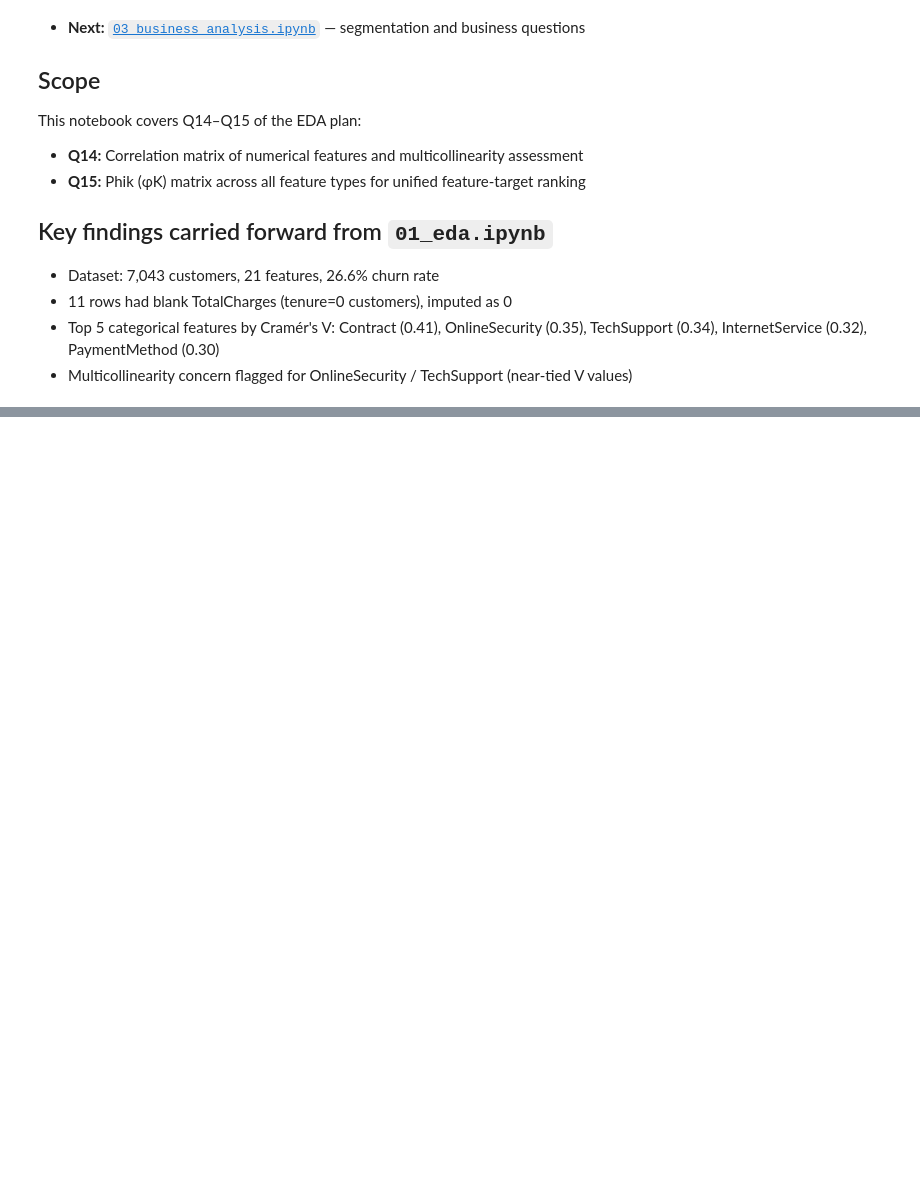
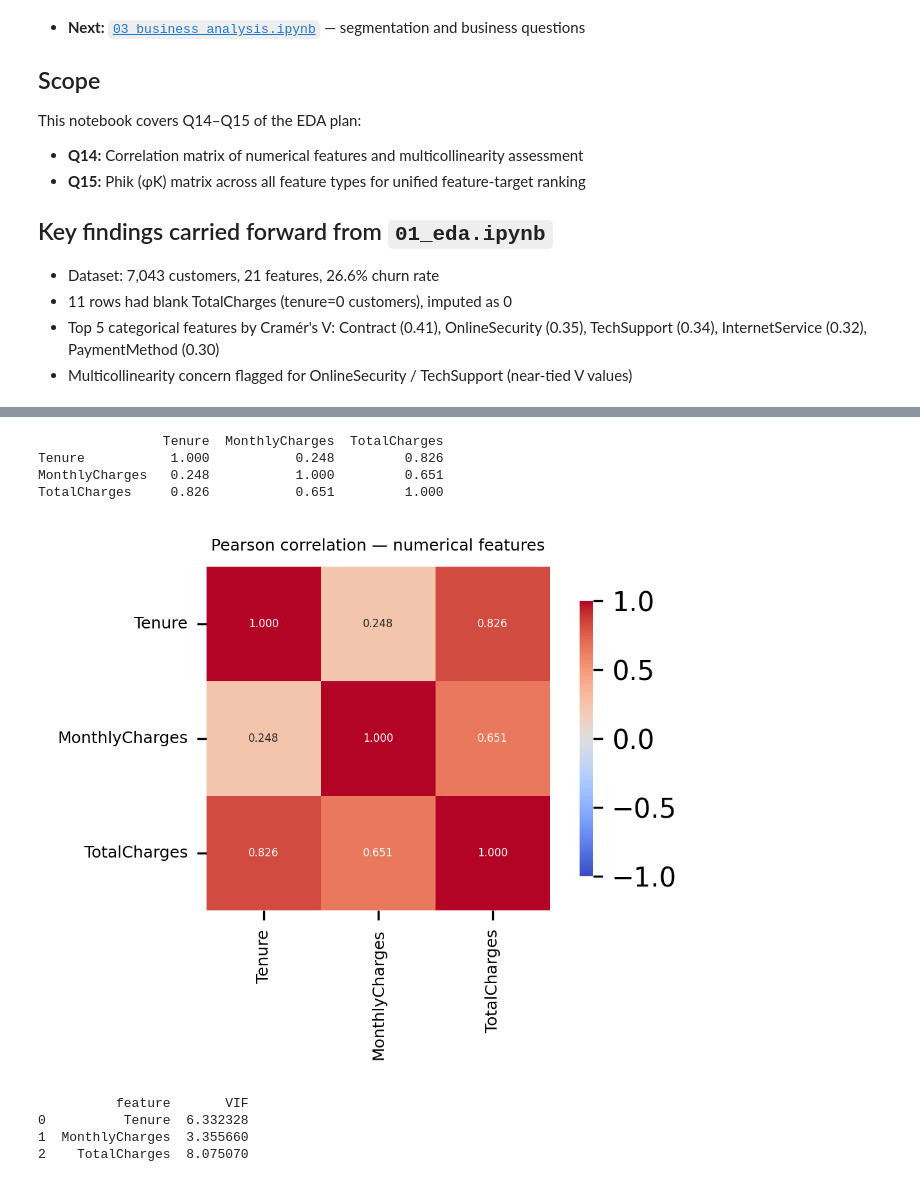
Before and after one commit to rahuldas98rd-png/data-science-portfolio, a Jupyter notebook: projects/01-telco-churn/notebooks/02_statistical_analysis.ipynb, the cells around one changed output, grey strips where cells are left out. Cells and saved outputs as stored; diff of their text form; code cells hidden in the pictures; blank space fills up the shorter version.

Commit message:
docs(01): add correlation and multicollinearity reference notes

```diff
--- a/projects/01-telco-churn/notebooks/02_statistical_analysis.ipynb
+++ b/projects/01-telco-churn/notebooks/02_statistical_analysis.ipynb
@@ -48,7 +48,6 @@ from src.scripts import utils
 pd.set_option("display.max_columns",None)
 
 # Set default figure size and dpi
-plt.rcParams['figure.figsize'] = (15, 5)
 plt.rcParams['figure.dpi'] = 300
 # %%
 # Load Dataset
@@ -63,0 +73,38 @@ df.head()
+# %%
+numerical_cols = ['Tenure', 'MonthlyCharges', 'TotalCharges']
+
+# Correlation matrix
+corr_matrix = df[numerical_cols].corr()
+print(corr_matrix.round(3))
+
+# Heatmap visualization
+plt.figure(figsize=(4, 3))
+sns.heatmap(corr_matrix, annot=True, cmap='coolwarm', center=0,
+            vmin=-1, vmax=1, fmt='.3f', square=True,
+            annot_kws={"size": 4}, cbar_kws={'shrink': 0.8})
+plt.title('Pearson correlation — numerical features', fontsize=6)
+plt.xticks(fontsize=6, rotation=90)
+plt.yticks(fontsize=6, rotation=0)
+plt.tight_layout()
+plt.savefig(FIGURE_DIR / "08_correlation_matrix_numerical.png", dpi=300)
+plt.show()
+# %% [output]
+                Tenure  MonthlyCharges  TotalCharges
+Tenure           1.000           0.248         0.826
+MonthlyCharges   0.248           1.000         0.651
+TotalCharges     0.826           0.651         1.000
+[figure, added]
+# %%
+from statsmodels.stats.outliers_influence import variance_inflation_factor
+
+X = df[numerical_cols].values
+vif_data = pd.DataFrame({
+    'feature': numerical_cols,
+    'VIF': [variance_inflation_factor(X, i) for i in range(X.shape[1])]
+})
+print(vif_data)
+# %% [output]
+          feature       VIF
+0          Tenure  6.332328
+1  MonthlyCharges  3.355660
+2    TotalCharges  8.075070
```
Also changed, not shown: parts of 3 cells of this notebook, 4 other files.
